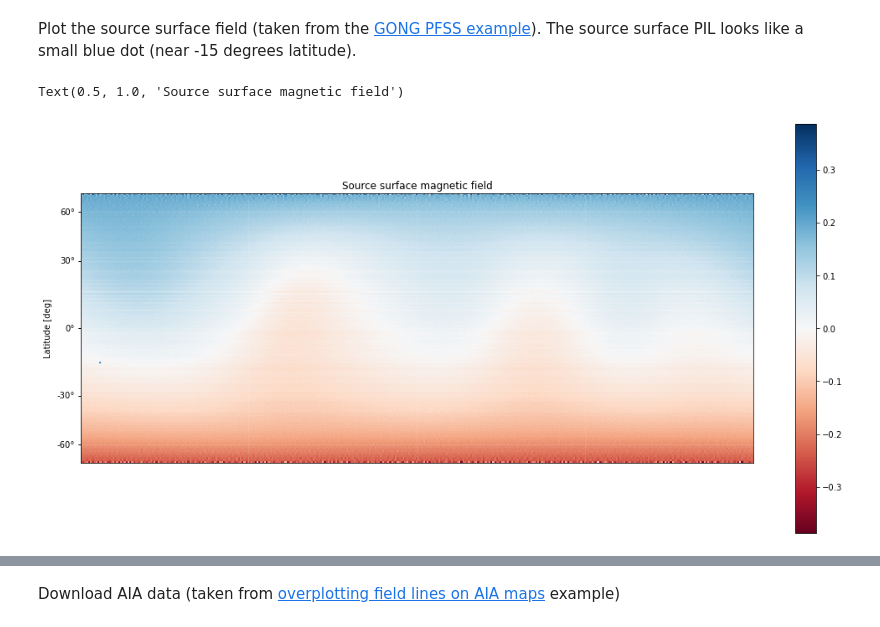
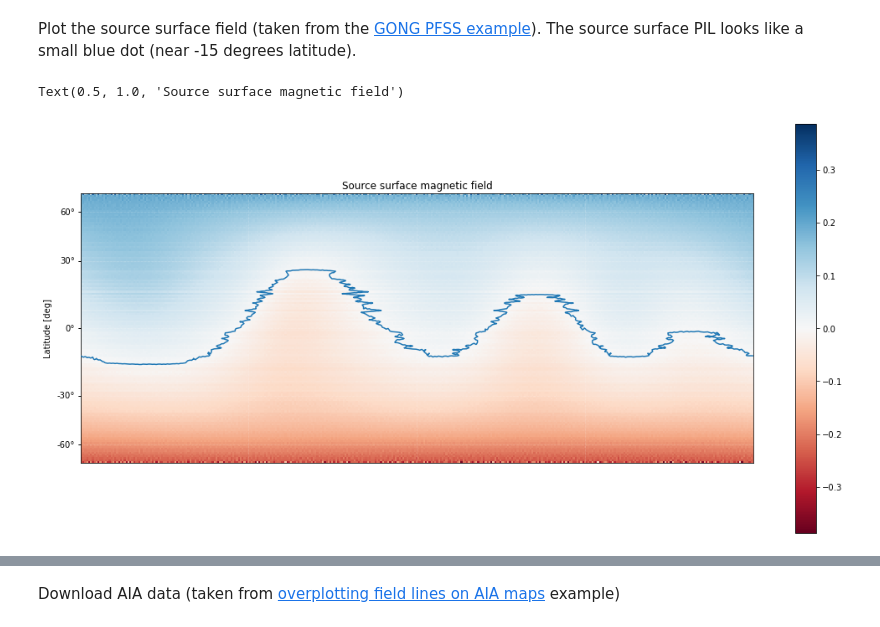
Before and after one commit to mbobra/magnetic-field-models, a Jupyter notebook: hmipfss.ipynb, the cells around one changed output, grey strips where cells are left out. Cells and saved outputs as stored; diff of their text form; code cells hidden in the pictures.

```diff
--- a/hmipfss.ipynb
+++ b/hmipfss.ipynb
@@ -150,11 +150,11 @@ Plot the source surface field (taken from the [GONG PFSS example](https://pfsspy
 # %%
 ss_br = output.source_surface_br
 fig = plt.figure(figsize=(18,9))
 ax = plt.subplot(projection=ss_br)
 ss_br.plot()
-ax.plot_coord(output.source_surface_pils[0])
+ax.plot_coord(output.source_surface_pils[1])
 plt.colorbar()
 ax.set_title('Source surface magnetic field')
 # %% [output]
 Text(0.5, 1.0, 'Source surface magnetic field')
-[figure, old version]
+[figure, new version]
```
Also changed, not shown: parts of 7 cells of this notebook.
